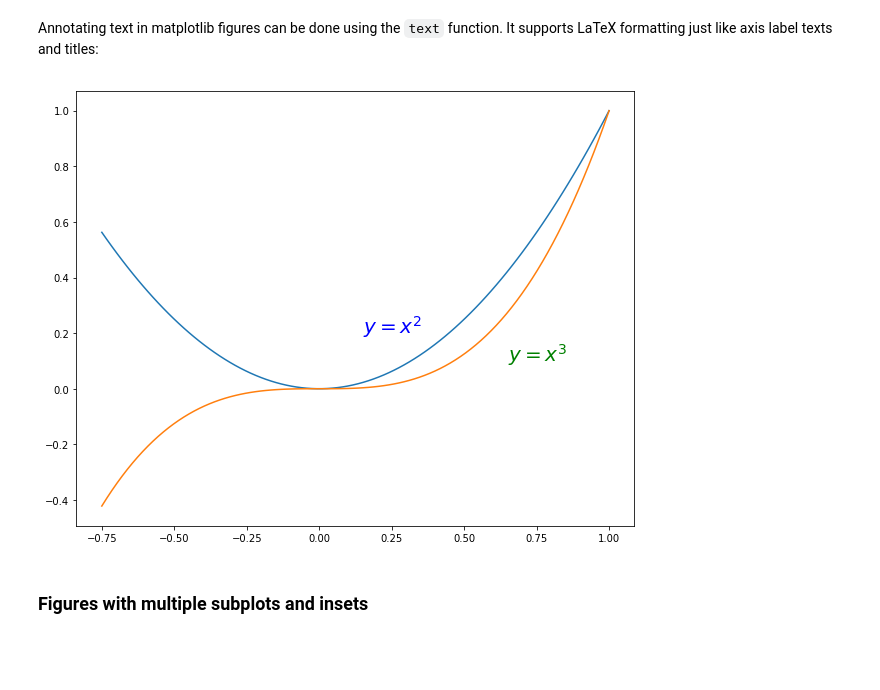
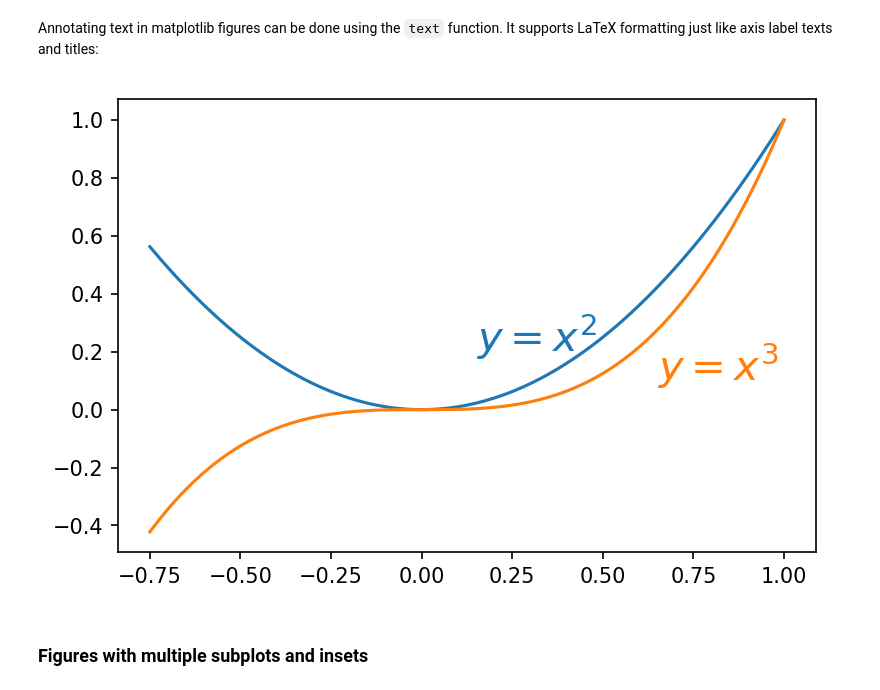
Before and after one commit to ondrolexa/r-python, a Jupyter notebook: 03-Matplotlib.ipynb, the cells around one changed output. Drawn from its saved outputs; the diff is of its cells as text; code cells hidden in the pictures; blank space fills up the shorter version.

```diff
--- a/03-Matplotlib.ipynb
+++ b/03-Matplotlib.ipynb
@@ -23,3 +29,3 @@ To produce figures inline in Jupyter notebooks, you need to run the command `%py
 # %%
-%pylab inline
-pylab.rcParams['figure.figsize'] = (10, 8)
+# mpl.rcParams['figure.figsize'] = (10, 8)
+mpl.rcParams['figure.dpi'] = 150
@@ -551,12 +554,12 @@ Annotating text in matplotlib figures can be done using the `text` function. It
 # %%
 fig, ax = plt.subplots()
 
-ax.plot(xx, xx**2, xx, xx**3)
+l1, l2 = ax.plot(xx, xx**2, xx, xx**3)
 
-ax.text(0.15, 0.2, r"$y=x^2$", fontsize=20, color="blue")
-ax.text(0.65, 0.1, r"$y=x^3$", fontsize=20, color="green");
+ax.text(0.15, 0.2, r"$y=x^2$", fontsize=20, color=l1.get_color())
+ax.text(0.65, 0.1, r"$y=x^3$", fontsize=20, color=l2.get_color());
 # %% [output]
-[figure, old version]
+[figure, new version]
 # %% [markdown]
 ### Figures with multiple subplots and insets
 # %% [markdown]
```
Also changed, not shown: parts of 38 cells of this notebook, 1 other file.
